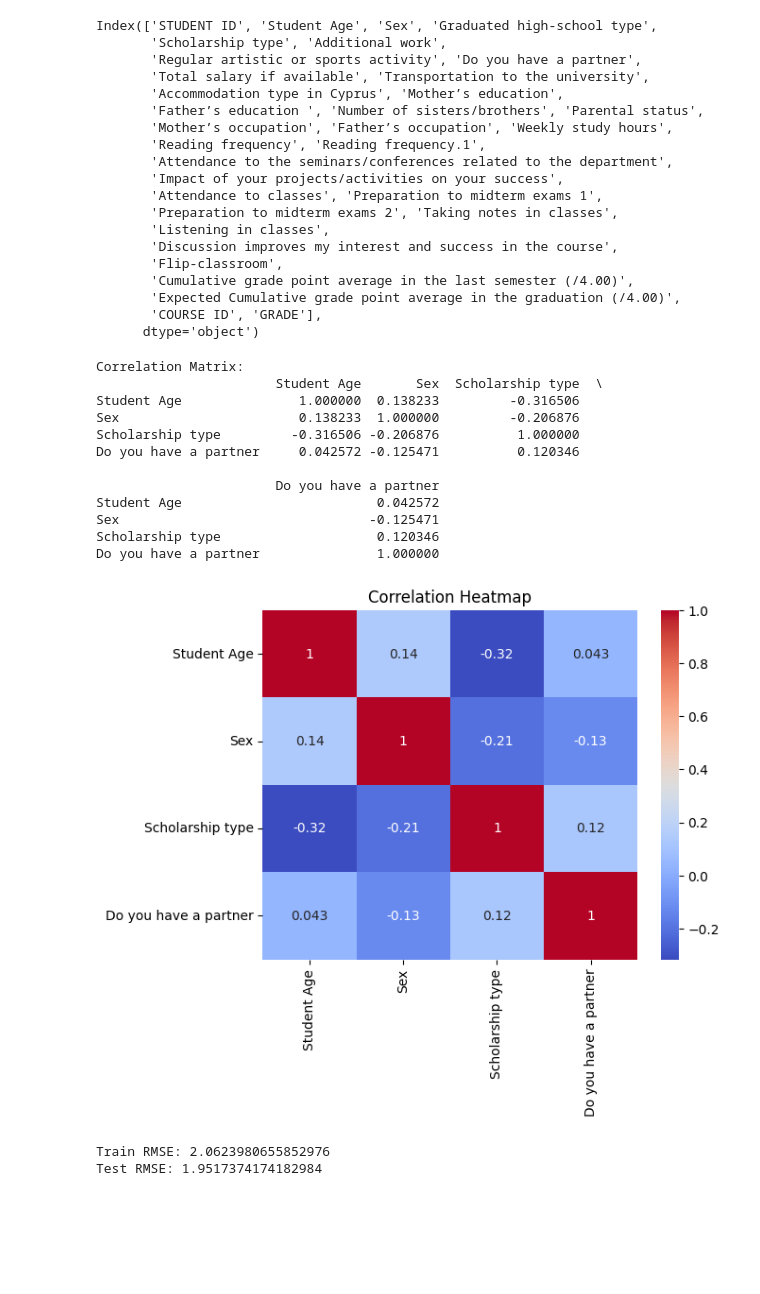
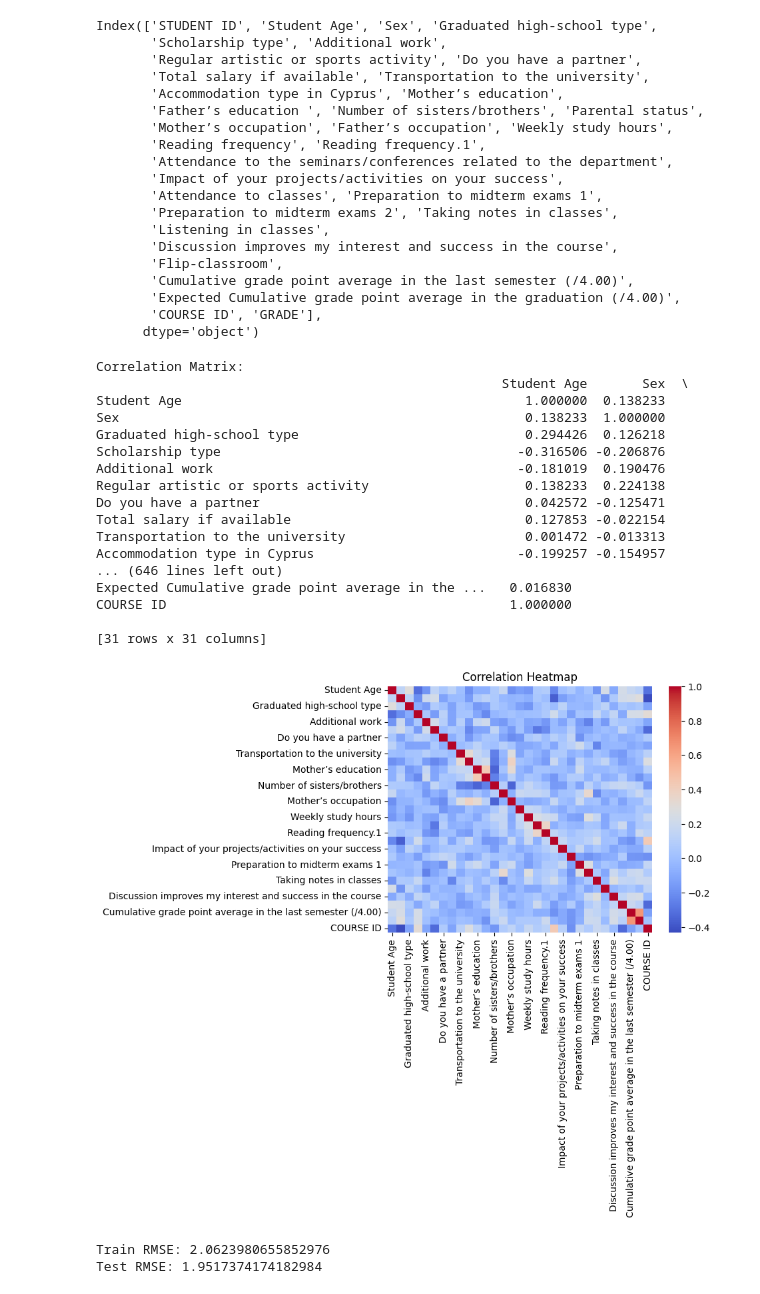
Before and after one commit to Doha04/Data-Science-Project, a Jupyter notebook: DATA_SCIENCE_PROJECT.ipynb, the cells around one changed output. Cells and saved outputs as stored; diff of their text form; code cells hidden in the pictures; blank space fills up the shorter version.

```diff
--- a/DATA_SCIENCE_PROJECT.ipynb
+++ b/DATA_SCIENCE_PROJECT.ipynb
@@ -32,35 +32,57 @@ Index(['STUDENT ID', 'Student Age', 'Sex', 'Graduated high-school type',
        'Expected Cumulative grade point average in the graduation (/4.00)',
        'COURSE ID', 'GRADE'],
       dtype='object')
-# %%
-X_features = ['Student Age', 'Sex', 'Scholarship type', 'Do you have a partner']
-
-XTrain = df[X_features]
-yTrain = df['GRADE']
-
-
-correlation_matrix = df[X_features].corr()
-
-print("Correlation Matrix:")
-print(correlation_matrix)
-
-sns.heatmap(correlation_matrix, annot=True, cmap='coolwarm')
-plt.title('Correlation Heatmap')
-plt.show()
-# %% [output]
-Correlation Matrix:
-                       Student Age       Sex  Scholarship type  \
-Student Age               1.000000  0.138233         -0.316506
-Sex                       0.138233  1.000000         -0.206876
-Scholarship type         -0.316506 -0.206876          1.000000
-Do you have a partner     0.042572 -0.125471          0.120346
-
-                       Do you have a partner
-Student Age                         0.042572
-Sex                                -0.125471
-Scholarship type                    0.120346
-Do you have a partner               1.000000
-[figure, removed]
+# %%
+X_features = ['Student Age', 'Sex', 'Graduated high-school type',
+       'Scholarship type', 'Additional work',
+       'Regular artistic or sports activity', 'Do you have a partner',
+       'Total salary if available', 'Transportation to the university',
+       'Accommodation type in Cyprus', 'Mother’s education',
+       'Father’s education ', 'Number of sisters/brothers', 'Parental status',
+       'Mother’s occupation', 'Father’s occupation', 'Weekly study hours',
+       'Reading frequency', 'Reading frequency.1',
+       'Attendance to the seminars/conferences related to the department',
+       'Impact of your projects/activities on your success',
+       'Attendance to classes', 'Preparation to midterm exams 1',
+       'Preparation to midterm exams 2', 'Taking notes in classes',
+       'Listening in classes',
+       'Discussion improves my interest and success in the course',
+       'Flip-classroom',
+       'Cumulative grade point average in the last semester (/4.00)',
+       'Expected Cumulative grade point average in the graduation (/4.00)',
+       'COURSE ID']
+
+XTrain = df[X_features]
+yTrain = df['GRADE']
+
+
+correlation_matrix = df[X_features].corr()
+
+print("Correlation Matrix:")
+print(correlation_matrix)
+
+sns.heatmap(correlation_matrix, cmap='coolwarm')
+plt.title('Correlation Heatmap')
+plt.show()
+# %% [output]
+Correlation Matrix:
+                                                    Student Age       Sex  \
+Student Age                                            1.000000  0.138233
+Sex                                                    0.138233  1.000000
+Graduated high-school type                             0.294426  0.126218
+Scholarship type                                      -0.316506 -0.206876
+Additional work                                       -0.181019  0.190476
+Regular artistic or sports activity                    0.138233  0.224138
+Do you have a partner                                  0.042572 -0.125471
+Total salary if available                              0.127853 -0.022154
+Transportation to the university                       0.001472 -0.013313
+Accommodation type in Cyprus                          -0.199257 -0.154957
+... (646 lines left out)
+Expected Cumulative grade point average in the ...   0.016830
+COURSE ID                                            1.000000
+
+[31 rows x 31 columns]
+[figure, added]
 # %%
 X_train, X_test, y_train, y_test = train_test_split(XTrain, yTrain, test_size=0.2, random_state=100)
 
```
